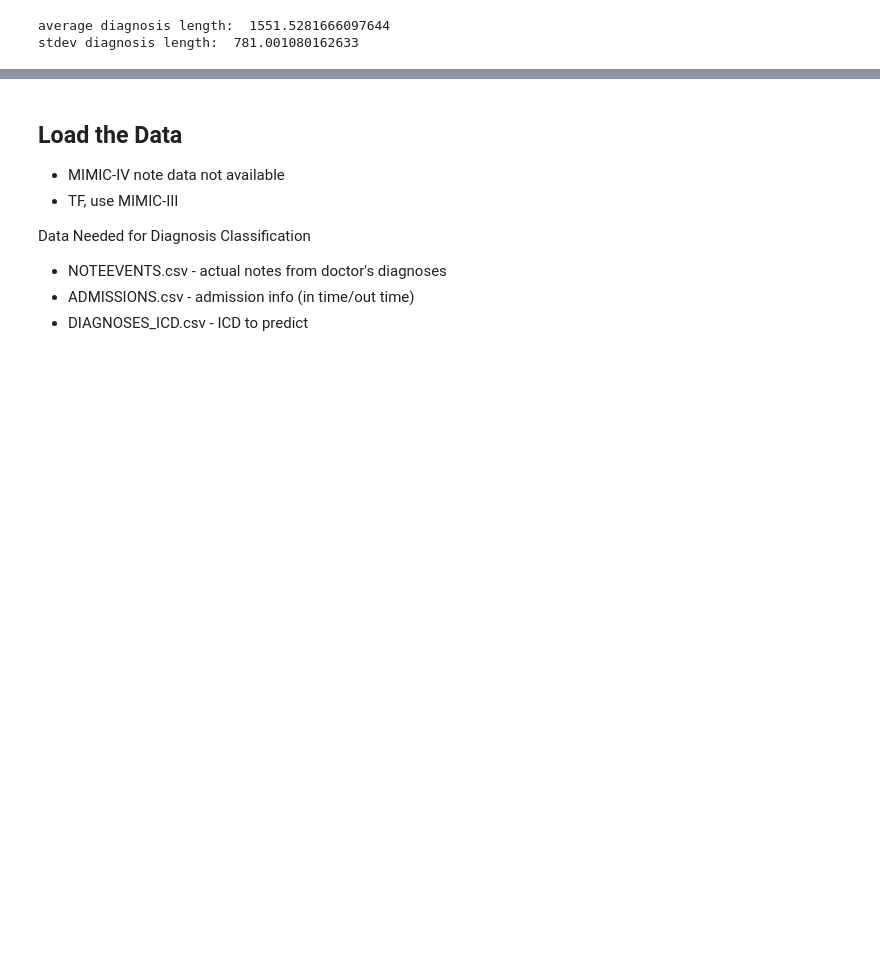
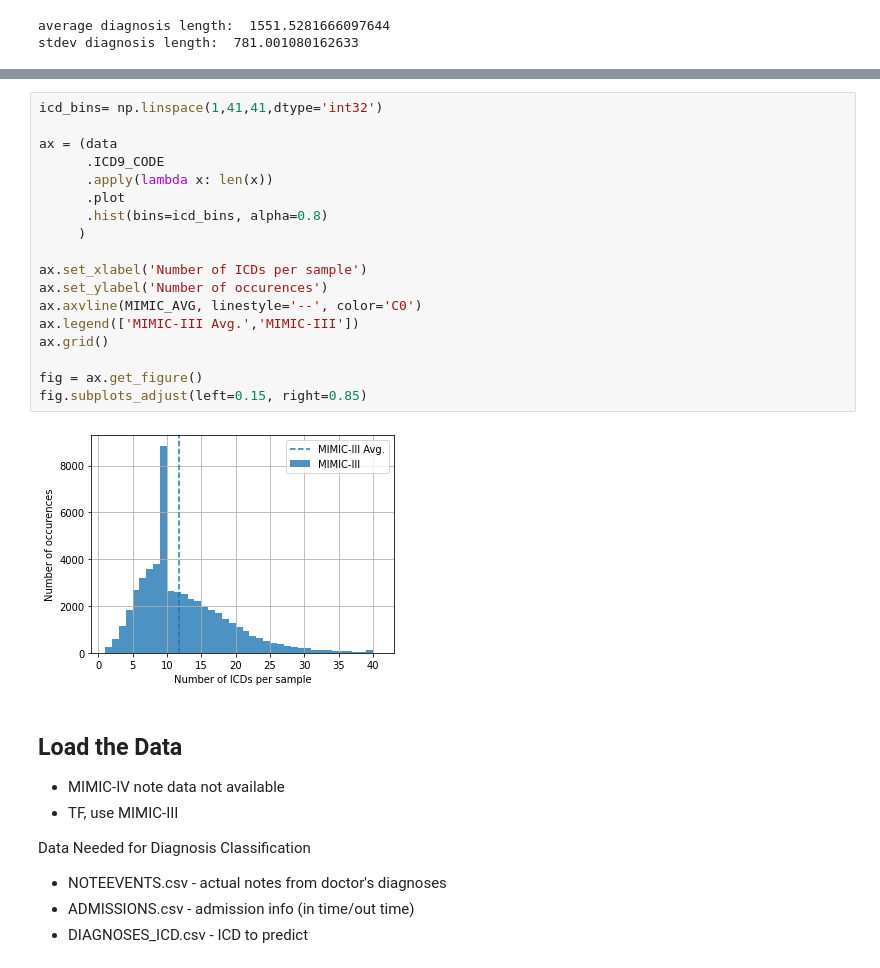
Before and after one commit to RobSeSa/MIMIC-IV_project, a Jupyter notebook: CSE_244B_Project_Medical_Code_Prediction_MIMIC_IV.ipynb, the cells around one changed output, grey strips where cells are left out. Cells and saved outputs as stored; diff of their text form; blank space fills up the shorter version.

```diff
--- a/CSE_244B_Project_Medical_Code_Prediction_MIMIC_IV.ipynb
+++ b/CSE_244B_Project_Medical_Code_Prediction_MIMIC_IV.ipynb
@@ -84,3 +135,23 @@ stdev diagnosis length:  781.001080162633
+# %%
+icd_bins= np.linspace(1,41,41,dtype='int32')
+
+ax = (data
+      .ICD9_CODE
+      .apply(lambda x: len(x))
+      .plot
+      .hist(bins=icd_bins, alpha=0.8)
+     )
+
+ax.set_xlabel('Number of ICDs per sample')
+ax.set_ylabel('Number of occurences')
+ax.axvline(MIMIC_AVG, linestyle='--', color='C0')
+ax.legend(['MIMIC-III Avg.','MIMIC-III'])
+ax.grid()
+
+fig = ax.get_figure()
+fig.subplots_adjust(left=0.15, right=0.85)
+# %% [output]
+[figure, added]
 # %% [markdown]
 ## Load the Data
 - MIMIC-IV note data not available
```
Also changed, not shown: parts of 74 cells of this notebook.
